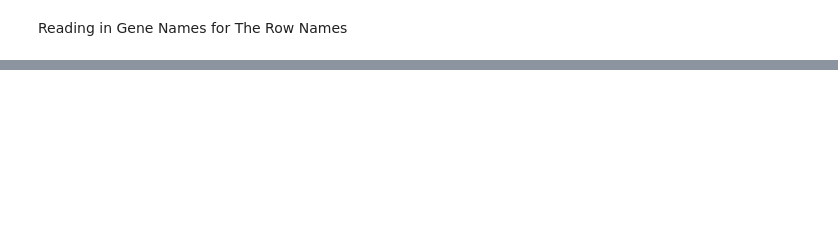
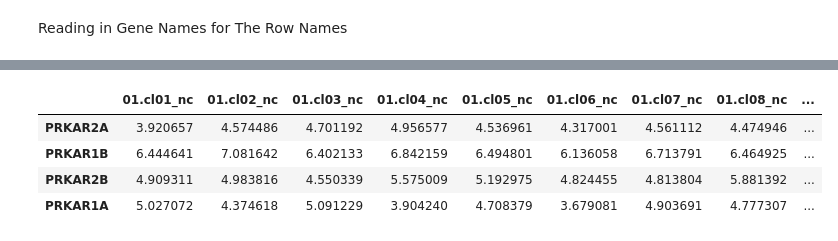
Before and after one commit to kanishkasthana/humanNeuronClusters, a Jupyter notebook: graphAnalysisofHumanClusters.ipynb, the cells around one changed output, grey strips where cells are left out. Cells and saved outputs as stored; diff of their text form; code cells hidden in the pictures; blank space fills up the shorter version.

```diff
--- a/graphAnalysisofHumanClusters.ipynb
+++ b/graphAnalysisofHumanClusters.ipynb
@@ -146,0 +63,8 @@ plot(randomCellsFromExpressionMatrix1[,10],randomCellsFromExpressionMatrix2[,40]
+# %%
+duplicatedGenesLogicalIndices=duplicated(expressionData$V1)
+duplicatedGeneNames= expressionData$V1[duplicatedGenesLogicalIndices]
+print("Duplicated Genes:")
+print(duplicatedGeneNames)
+#Removing Duplicated Gene Names
+expressionData=expressionData[!duplicatedGenesLogicalIndices,]
+print(dim(expressionData))
@@ -146,0 +81,18 @@ plot(randomCellsFromExpressionMatrix1[,10],randomCellsFromExpressionMatrix2[,40]
+# %%
+genesOfInterest= lapply(clusterNames,function(clusterName){
+   expressionData=read.table(clusterName,header=TRUE)
+   print("Number of Cells in Cluster:")
+   print(dim(expressionData))
+   allGeneNames=read.csv("allGeneNames.csv", header=FALSE)
+   print(dim(allGeneNames))
+   expressionData=cbind(allGeneNames,expressionData)
+   duplicatedGenesLogicalIndices=duplicated(expressionData$V1)
+   duplicatedGeneNames= expressionData$V1[duplicatedGenesLogicalIndices]
+   print("Duplicated Genes:")
+   print(duplicatedGeneNames)
+   #Removing Duplicated Gene Names
+   expressionData=expressionData[!duplicatedGenesLogicalIndices,]
+   print(dim(expressionData))
+   indices=grep("^PRKAR",expressionData$V1)
+   return(expressionData[indices,])
+})
@@ -146,0 +117,17 @@ plot(randomCellsFromExpressionMatrix1[,10],randomCellsFromExpressionMatrix2[,40]
+# %%
+expressionLevelAverages=sapply(genesOfInterest,function(dataFrame){
+    geneNames=dataFrame[,c(1)]
+    dataFrame=dataFrame[,c(-1)]
+    averageExpression=apply(dataFrame,1,mean)
+    names(averageExpression)=geneNames
+    return(averageExpression)
+})
+# %%
+colnames(expressionLevelAverages)=clusterNames
+expressionLevelAverages
+# %% [output]
+|  | 01.cl01_nc | 01.cl02_nc | 01.cl03_nc | 01.cl04_nc | 01.cl05_nc | 01.cl06_nc | 01.cl07_nc | 01.cl08_nc | ... |
+| PRKAR2A | 3.920657 | 4.574486 | 4.701192 | 4.956577 | 4.536961 | 4.317001 | 4.561112 | 4.474946 | ... |
+| PRKAR1B | 6.444641 | 7.081642 | 6.402133 | 6.842159 | 6.494801 | 6.136058 | 6.713791 | 6.464925 | ... |
+| PRKAR2B | 4.909311 | 4.983816 | 4.550339 | 5.575009 | 5.192975 | 4.824455 | 4.813804 | 5.881392 | ... |
+| PRKAR1A | 5.027072 | 4.374618 | 5.091229 | 3.904240 | 4.708379 | 3.679081 | 4.903691 | 4.777307 | ... |
```
Also changed, not shown: parts of 15 cells of this notebook, 2 other files.
